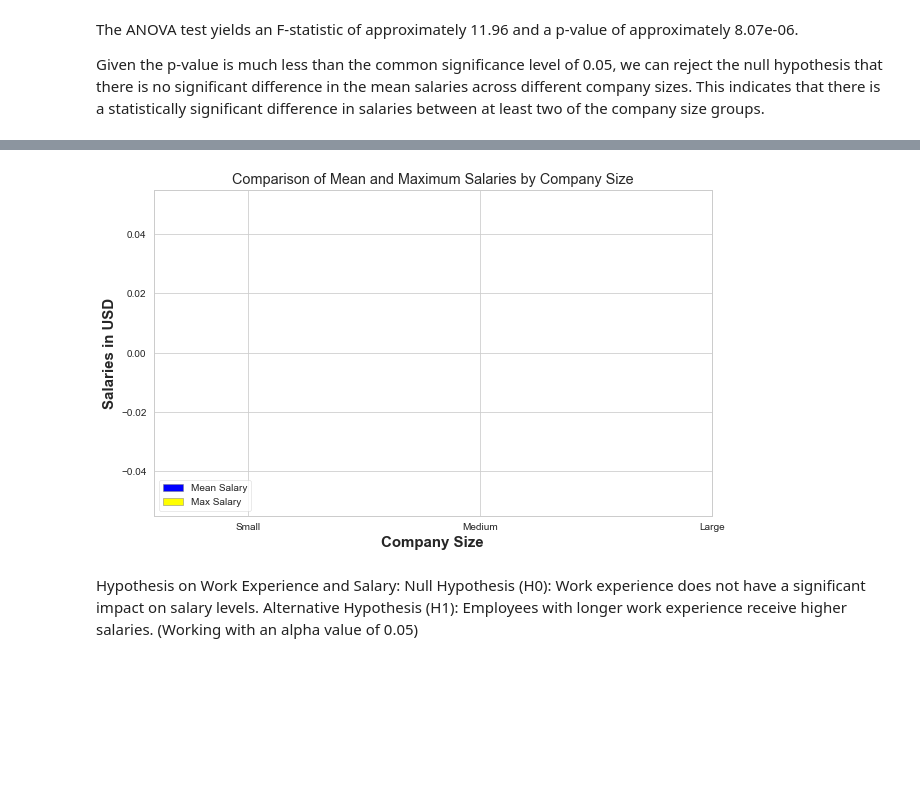
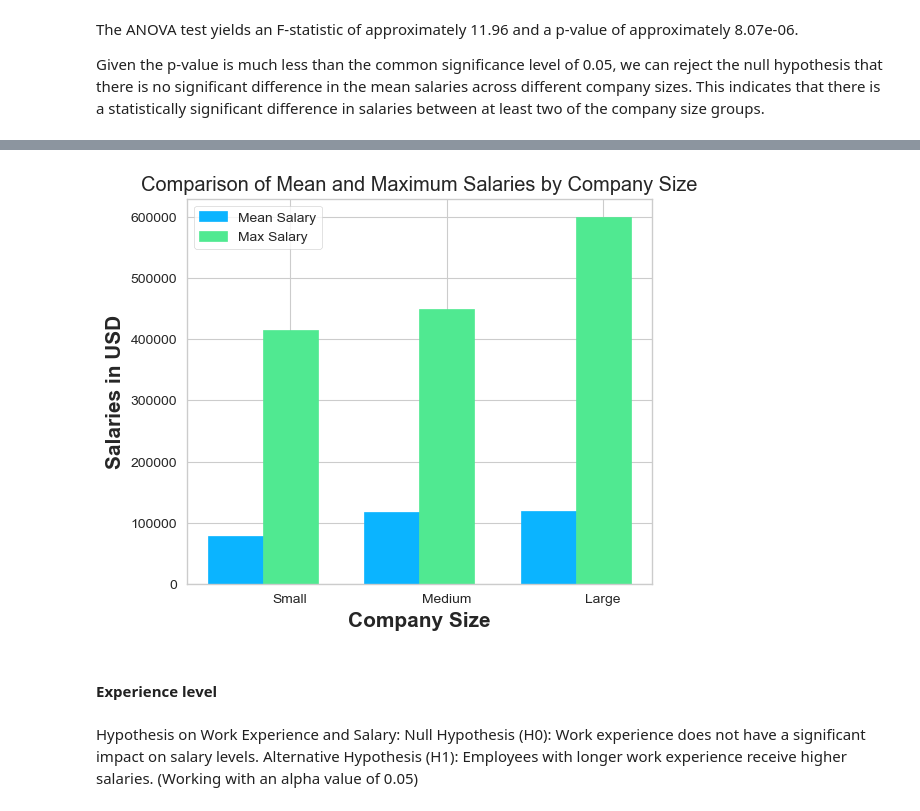
Before and after one commit to ed-gar-k/Phase-2-project, a Jupyter notebook: Untitled.ipynb, the cells around one changed output, grey strips where cells are left out. Drawn from its saved outputs; the diff is of its cells as text; code cells hidden in the pictures; blank space fills up the shorter version.

```diff
--- a/Untitled.ipynb
+++ b/Untitled.ipynb
@@ -24,7 +30,7 @@ KenyaData Insights, a cutting-edge data firm in Kenya, is about to debut with a
 # %% [markdown]
 The goal of the study is to better understand the complex relationships that exist within the data and machine learning business. Specifically, the study will look at how job features, compensation structures, and the dynamics of remote work interact with one another.
 # %%
-# importing the relevant libraries
+#import the necessary libarries
 import pandas as pd
 import numpy as np
 import math
@@ -44,6 +50,9 @@ from sklearn.preprocessing import StandardScaler
 import warnings
 from matplotlib.lines import Line2D
 warnings.filterwarnings('ignore')
+
+#read csv file
+data = pd.read_csv("ds_salaries.csv",index_col=0)
 # %%
 ds = pd.read_csv("ds_salaries.csv",index_col=0)
 ds.head()
@@ -144,0 +247,8 @@ ds.describe(include=object)
+# %%
+plt.style.use('ggplot')
+plt.figure(figsize=(6, 3))
+data.salary_currency.value_counts().plot.bar(color='#0bb4ff')
+plt.title('Count of Salary Currencies')
+plt.xlabel('Salary Currency')
+plt.ylabel('Count')
+plt.show()
@@ -161,0 +302,11 @@ job_titles.head(11)
+# %%
+#visualizing top 10 jobs according to their salary
+plt.figure(figsize=(8, 4))
+sns.barplot(x='salary_in_usd', y='job_title', data=topten, palette='viridis')
+
+# Customize the plot
+plt.title('Distribution of Salaries by Job Title')
+plt.xlabel('Salary (USD)')
+plt.ylabel('Job Title')
+plt.style.use("ggplot")
+plt.show()
@@ -278,0 +572,10 @@ Notes:
+# %%
+#visualizing the total counts of employee types
+plt.style.use('ggplot')
+fig, ax= plt.subplots(figsize=(6, 4))
+data.employment_type.value_counts().plot.bar(color='#0bb4ff')
+plt.title('Count of Salary Currencies')
+plt.xlabel('Employment type')
+plt.ylabel('Count')
+plt.xticks(rotation=0)
+plt.show()
@@ -376,30 +723,32 @@ Multiple Comparison of Means - Tukey HSD, FWER=0.05
 # %%
-mean_salaries = ds.groupby('company_size')['salary_in_usd'].mean().reindex(['Small', 'Medium', 'Large'])
-max_salaries = ds.groupby('company_size')['salary_in_usd'].max().reindex(['Small', 'Medium', 'Large'])
+mean_salaries = data.groupby('company_size')['salary_in_usd'].mean().reindex(['Small', 'Medium', 'Large'])
+max_salaries = data.groupby('company_size')['salary_in_usd'].max().reindex(['Small', 'Medium', 'Large'])
 
 # Now, let's plot the data
-fig, ax = plt.subplots(figsize=(10, 6))
+fig, ax = plt.subplots(figsize=(6, 5))
 
 # Set position of bar on X axis
 bar_width = 0.35
 r1 = np.arange(len(mean_salaries))
 r2 = [x + bar_width for x in r1]
 
-ax.bar(r1, mean_salaries, color='blue', width=bar_width, edgecolor='grey', label='Mean Salary')
-ax.bar(r2, max_salaries, color='yellow', width=bar_width, edgecolor='grey', label='Max Salary')
+ax.bar(r1, mean_salaries, color='#0bb4ff', width=bar_width, edgecolor='#0bb4ff', label='Mean Salary')
+ax.bar(r2, max_salaries, color='#50e991', width=bar_width, edgecolor='#50e991', label='Max Salary')
 
 
 ax.set_xlabel('Company Size', fontweight='bold', fontsize=15)
 ax.set_ylabel('Salaries in USD', fontweight='bold', fontsize=15)
 ax.set_title('Comparison of Mean and Maximum Salaries by Company Size')
 ax.set_xticks([r + bar_width for r in range(len(mean_salaries))])
 ax.set_xticklabels(['Small', 'Medium', 'Large'])
 
 #legend & Sraphic
 ax.legend()
 plt.show()
 # %% [output]
-[figure, old version]
+[figure, new version]
+# %% [markdown]
+#### Experience level
 # %% [markdown]
 
 Hypothesis on Work Experience and Salary:
```
Also changed, not shown: parts of 68 cells of this notebook.
